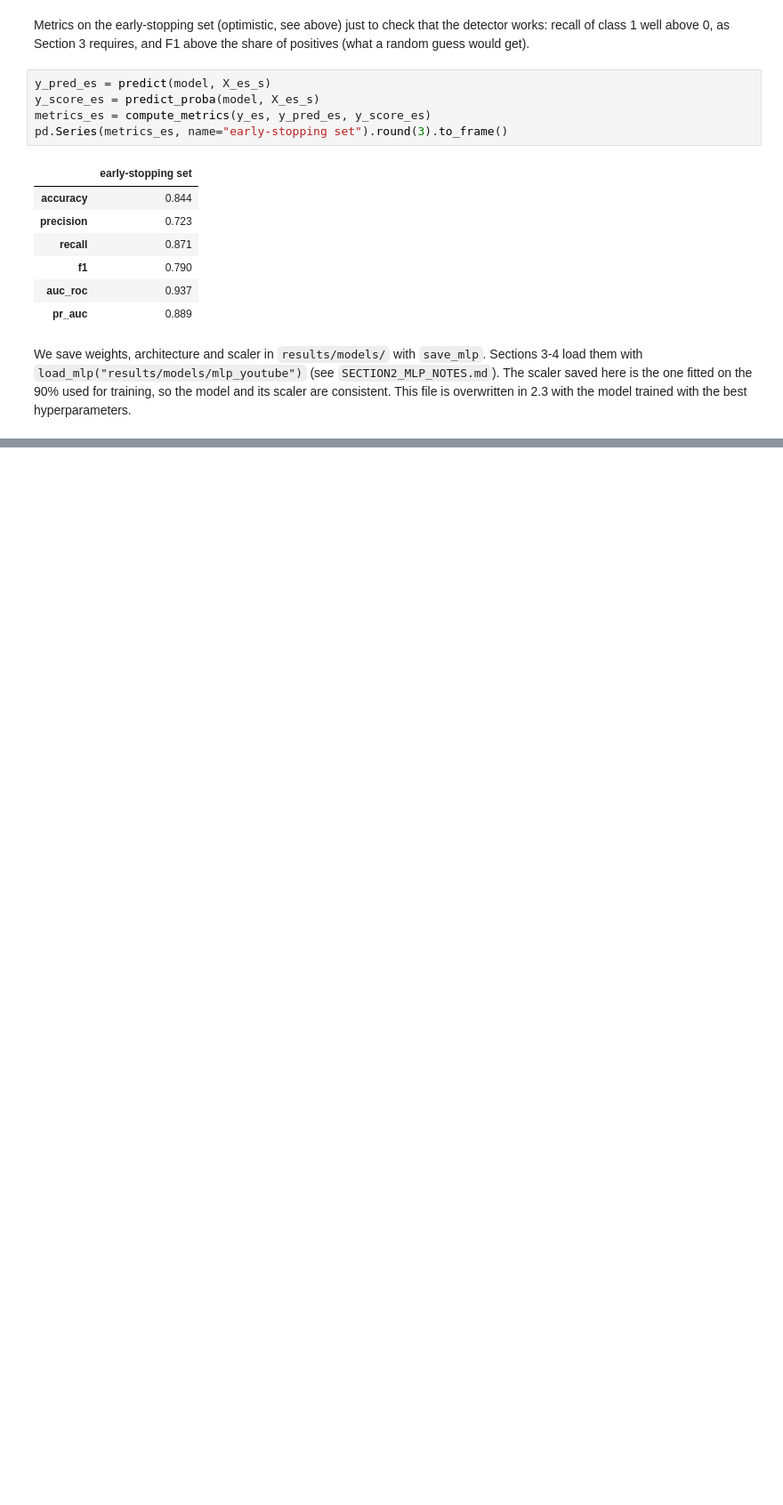
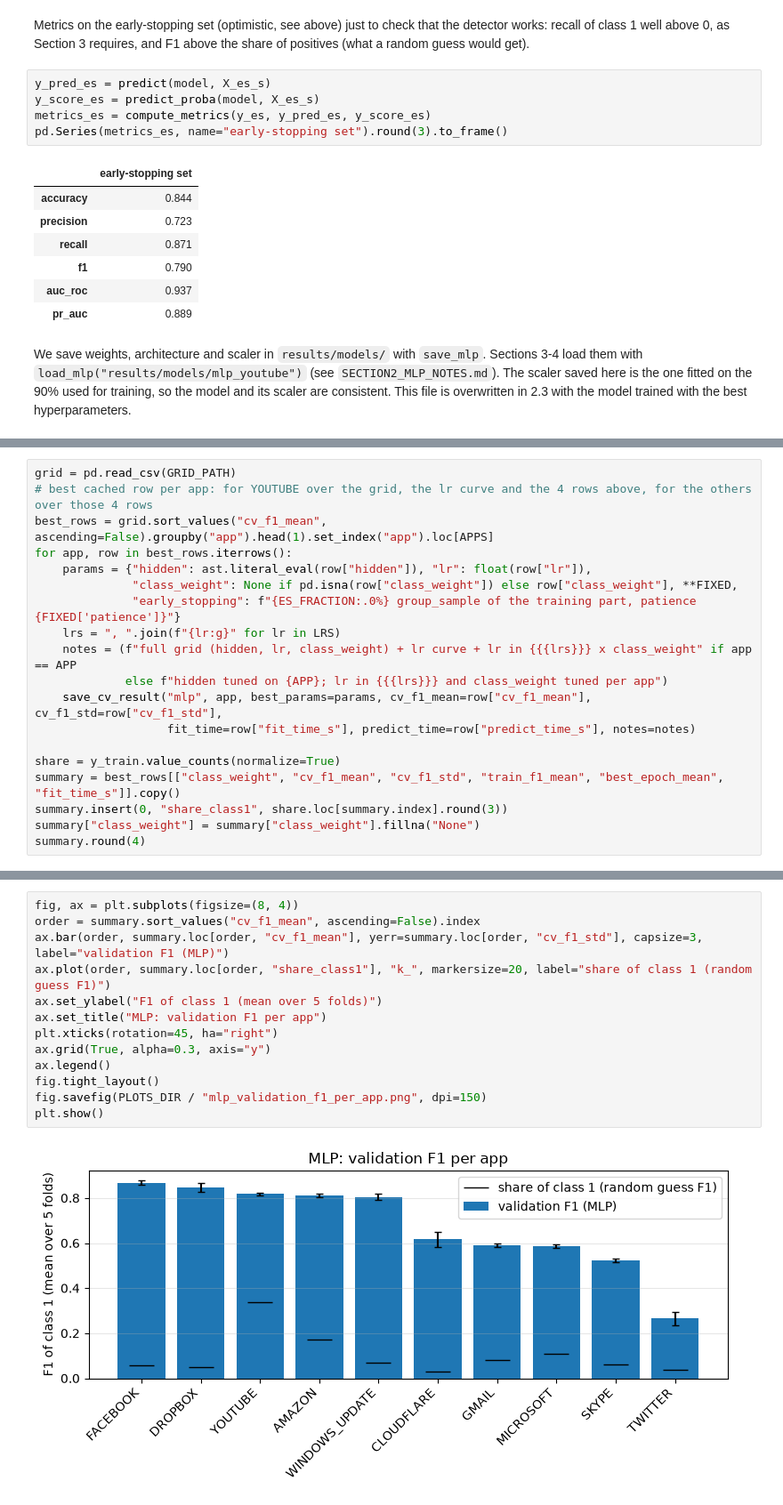
Before and after one commit to Stefano299/ML-For-Networking-, a Jupyter notebook: notebooks/02a_mlp.ipynb, the cells around one changed output, grey strips where cells are left out. Shown at 89% size. Saved outputs shown, nothing was run; the diff lists cells and outputs as text; blank space fills up the shorter version.

```diff
--- a/notebooks/02a_mlp.ipynb
+++ b/notebooks/02a_mlp.ipynb
@@ -136,0 +344,19 @@ sorted(p.name for p in MODELS_DIR.glob(f"mlp_{APP.lower()}*"))
+# %%
+grid = pd.read_csv(GRID_PATH)
+# best cached row per app: for YOUTUBE over the grid, the lr curve and the 4 rows above, for the others over those 4 rows
+best_rows = grid.sort_values("cv_f1_mean", ascending=False).groupby("app").head(1).set_index("app").loc[APPS]
+for app, row in best_rows.iterrows():
+    params = {"hidden": ast.literal_eval(row["hidden"]), "lr": float(row["lr"]),
+              "class_weight": None if pd.isna(row["class_weight"]) else row["class_weight"], **FIXED,
+              "early_stopping": f"{ES_FRACTION:.0%} group_sample of the training part, patience {FIXED['patience']}"}
+    lrs = ", ".join(f"{lr:g}" for lr in LRS)
+    notes = (f"full grid (hidden, lr, class_weight) + lr curve + lr in {{{lrs}}} x class_weight" if app == APP
+             else f"hidden tuned on {APP}; lr in {{{lrs}}} and class_weight tuned per app")
+    save_cv_result("mlp", app, best_params=params, cv_f1_mean=row["cv_f1_mean"], cv_f1_std=row["cv_f1_std"],
+                   fit_time=row["fit_time_s"], predict_time=row["predict_time_s"], notes=notes)
+
+share = y_train.value_counts(normalize=True)
+summary = best_rows[["class_weight", "cv_f1_mean", "cv_f1_std", "train_f1_mean", "best_epoch_mean", "fit_time_s"]].copy()
+summary.insert(0, "share_class1", share.loc[summary.index].round(3))
+summary["class_weight"] = summary["class_weight"].fillna("None")
+summary.round(4)
@@ -136,0 +376,15 @@ sorted(p.name for p in MODELS_DIR.glob(f"mlp_{APP.lower()}*"))
+# %%
+fig, ax = plt.subplots(figsize=(8, 4))
+order = summary.sort_values("cv_f1_mean", ascending=False).index
+ax.bar(order, summary.loc[order, "cv_f1_mean"], yerr=summary.loc[order, "cv_f1_std"], capsize=3, label="validation F1 (MLP)")
+ax.plot(order, summary.loc[order, "share_class1"], "k_", markersize=20, label="share of class 1 (random guess F1)")
+ax.set_ylabel("F1 of class 1 (mean over 5 folds)")
+ax.set_title("MLP: validation F1 per app")
+plt.xticks(rotation=45, ha="right")
+ax.grid(True, alpha=0.3, axis="y")
+ax.legend()
+fig.tight_layout()
+fig.savefig(PLOTS_DIR / "mlp_validation_f1_per_app.png", dpi=150)
+plt.show()
+# %% [output]
+[figure, added]
```
Also changed, not shown: parts of 21 cells of this notebook, 7 other files.
